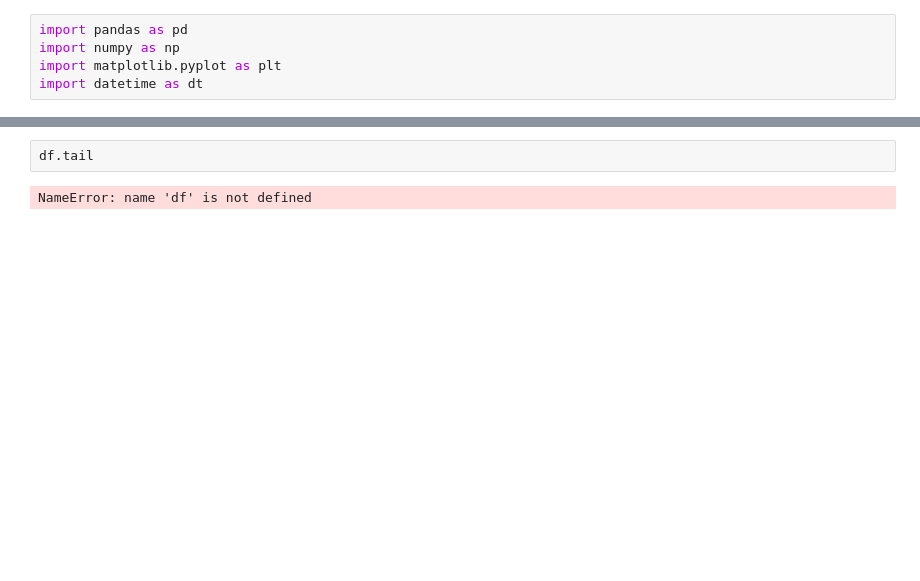
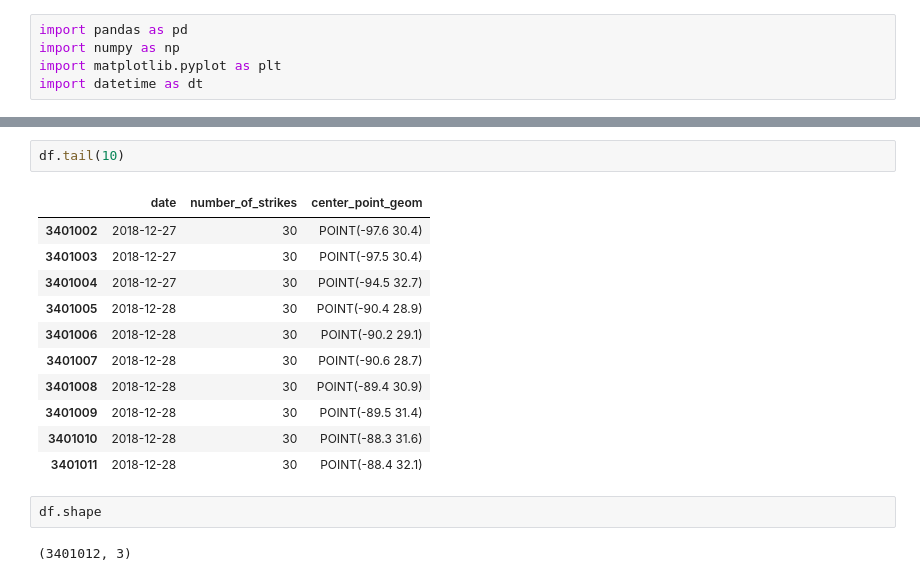
Before and after one commit to rashidul738/EDA-using-basic-functions-with-Python, a Jupyter notebook: testpandas.ipynb, the cells around one changed output, grey strips where cells are left out. Saved outputs shown, nothing was run; the diff lists cells and outputs as text; blank space fills up the shorter version.

```diff
--- a/testpandas.ipynb
+++ b/testpandas.ipynb
@@ -10,4 +8,18 @@ FileNotFoundError: [Errno 2] No such file or directory: 'eda_using_basic_data_fu
 # %%
-df.tail
+df.tail(10)
 # %% [output]
-NameError: name 'df' is not defined
+|  | date | number_of_strikes | center_point_geom |
+| 3401002 | 2018-12-27 | 30 | POINT(-97.6 30.4) |
+| 3401003 | 2018-12-27 | 30 | POINT(-97.5 30.4) |
+| 3401004 | 2018-12-27 | 30 | POINT(-94.5 32.7) |
+| 3401005 | 2018-12-28 | 30 | POINT(-90.4 28.9) |
+| 3401006 | 2018-12-28 | 30 | POINT(-90.2 29.1) |
+| 3401007 | 2018-12-28 | 30 | POINT(-90.6 28.7) |
+| 3401008 | 2018-12-28 | 30 | POINT(-89.4 30.9) |
+| 3401009 | 2018-12-28 | 30 | POINT(-89.5 31.4) |
+| 3401010 | 2018-12-28 | 30 | POINT(-88.3 31.6) |
+| 3401011 | 2018-12-28 | 30 | POINT(-88.4 32.1) |
+# %%
+df.shape
+# %% [output]
+(3401012, 3)
```
Also changed, not shown: parts of 13 cells of this notebook, 2 other files.
